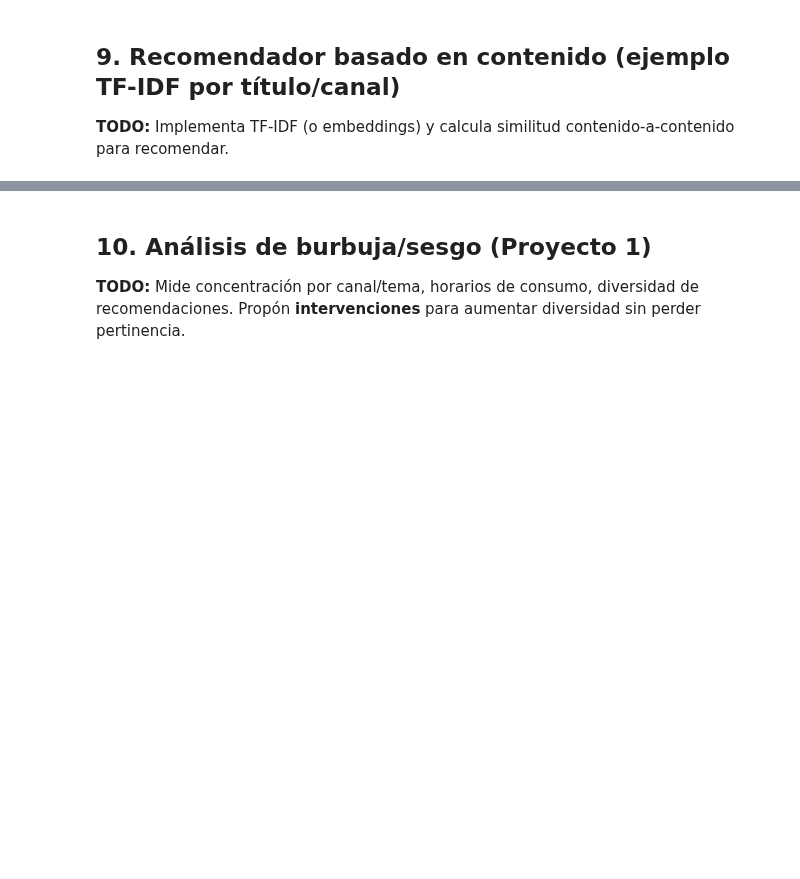
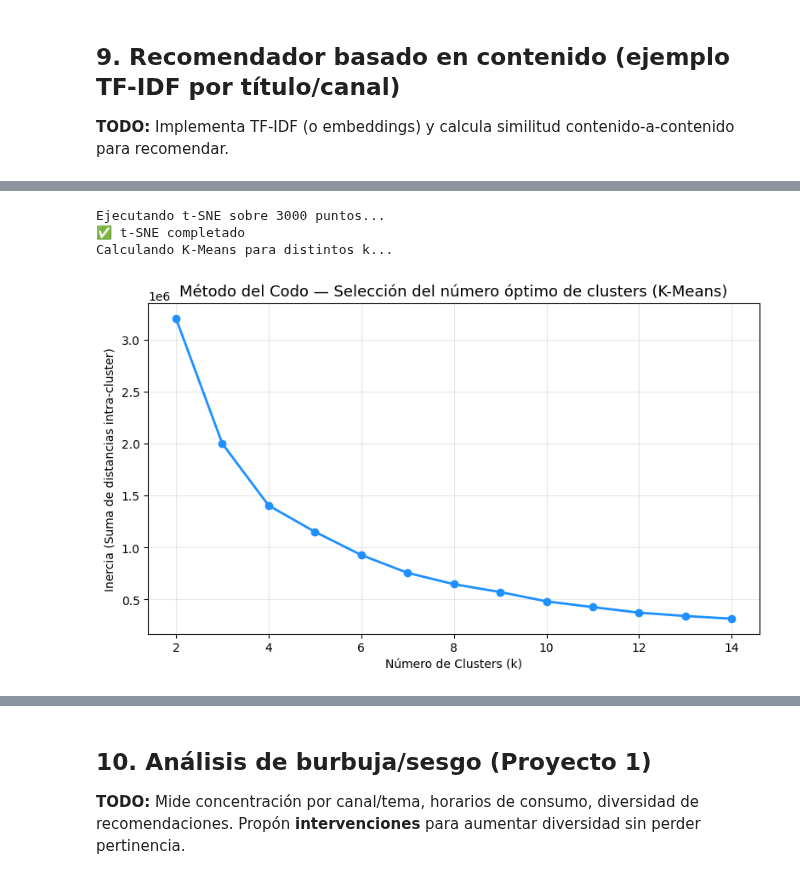
Before and after one commit to brojas7/AnaliticaHistorialYoutube, a Jupyter notebook: notebooks/main.ipynb, the cells around one changed output, grey strips where cells are left out. Drawn from its saved outputs; the diff is of its cells as text; code cells hidden in the pictures; blank space fills up the shorter version.

```diff
--- a/notebooks/main.ipynb
+++ b/notebooks/main.ipynb
@@ -720,0 +695,66 @@ print(f"Contenido (heurístico) -> P@{K}={p_cb:.3f}  R@{K}={r_cb:.3f}  Cobertura
+# %%
+# ============================================================
+# 🔹 1️⃣ Importar librerías
+# ============================================================
+import numpy as np
+import pandas as pd
+import matplotlib.pyplot as plt
+from sklearn.manifold import TSNE
+from sklearn.preprocessing import normalize
+from sklearn.cluster import KMeans
+from tqdm import tqdm
+
+# ============================================================
+# 🔹 2️⃣ Preparar datos
+# ============================================================
+max_points = 3000
+df_sample = pd.concat([train.assign(set="Train"), test.assign(set="Test")])
+df_sample = df_sample.sample(min(len(df_sample), max_points), random_state=42).reset_index(drop=True)
+
+matrix = normalize(np.vstack(df_sample["content_vec"].values))
+
+# ============================================================
+# 🔹 3️⃣ Calcular t-SNE
+# ============================================================
+print(f"Ejecutando t-SNE sobre {matrix.shape[0]} puntos...")
+tsne = TSNE(
+    n_components=2,
+    perplexity=30,
+    learning_rate=200,
+    max_iter=1000,
+    init="random",
+    random_state=42
+)
+tsne_result = tsne.fit_transform(matrix)
+df_sample["tsne_1"] = tsne_result[:, 0]
+df_sample["tsne_2"] = tsne_result[:, 1]
+print("✅ t-SNE completado")
+
+# ============================================================
+# 🔹 4️⃣ Método del Codo (Elbow)
+# ============================================================
+inertias = []
+K = range(2, 15)
+
+print("Calculando K-Means para distintos k...")
+for k in tqdm(K):
+    kmeans = KMeans(n_clusters=k, random_state=42, n_init=10)
+    kmeans.fit(df_sample[["tsne_1", "tsne_2"]])
+    inertias.append(kmeans.inertia_)
+
+# ============================================================
+# 🔹 5️⃣ Graficar el codo
+# ============================================================
+plt.figure(figsize=(8,5))
+plt.plot(K, inertias, "o-", color="dodgerblue", linewidth=2)
+plt.title("Método del Codo — Selección del número óptimo de clusters (K-Means)", fontsize=13)
+plt.xlabel("Número de Clusters (k)")
+plt.ylabel("Inercia (Suma de distancias intra-cluster)")
+plt.grid(alpha=0.3)
+plt.tight_layout()
+plt.show()
+# %% [output]
+Ejecutando t-SNE sobre 3000 puntos...
+✅ t-SNE completado
+Calculando K-Means para distintos k...
+[figure, added]
```
Also changed, not shown: parts of 11 cells of this notebook.
